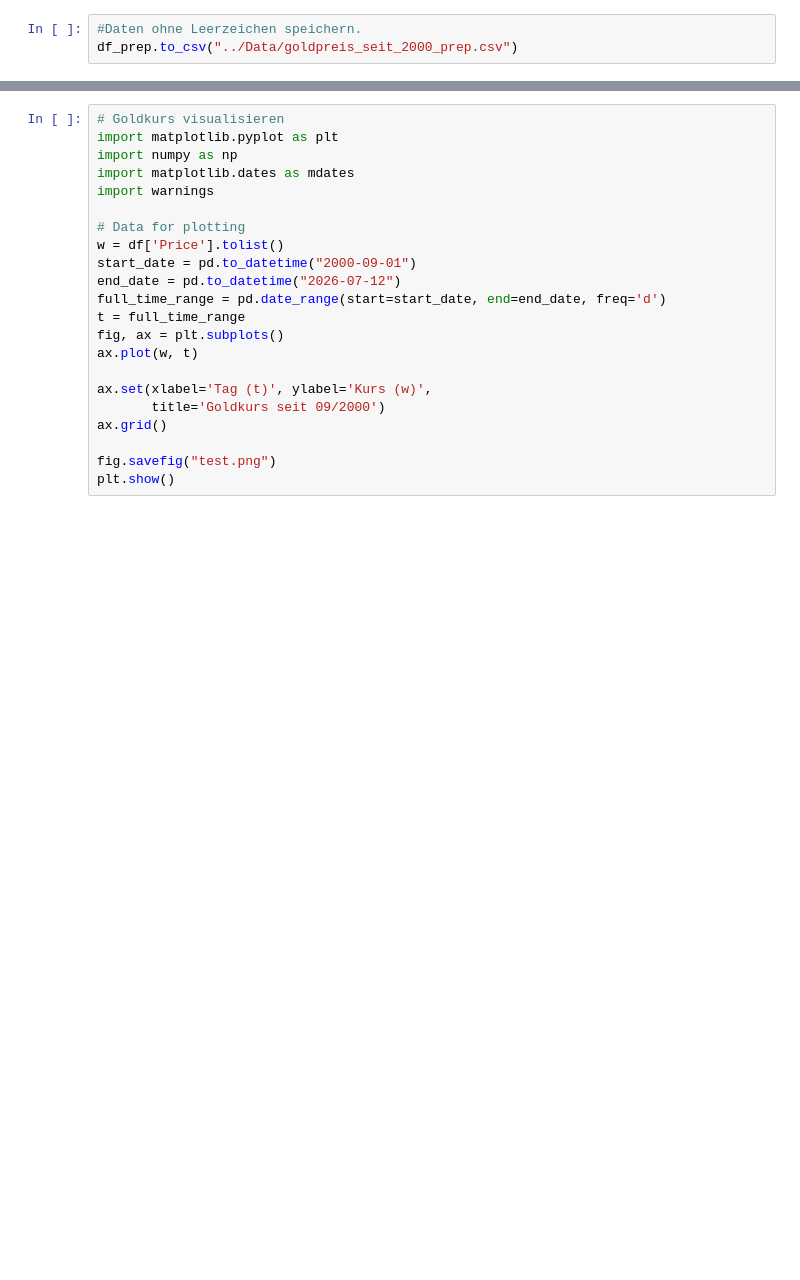
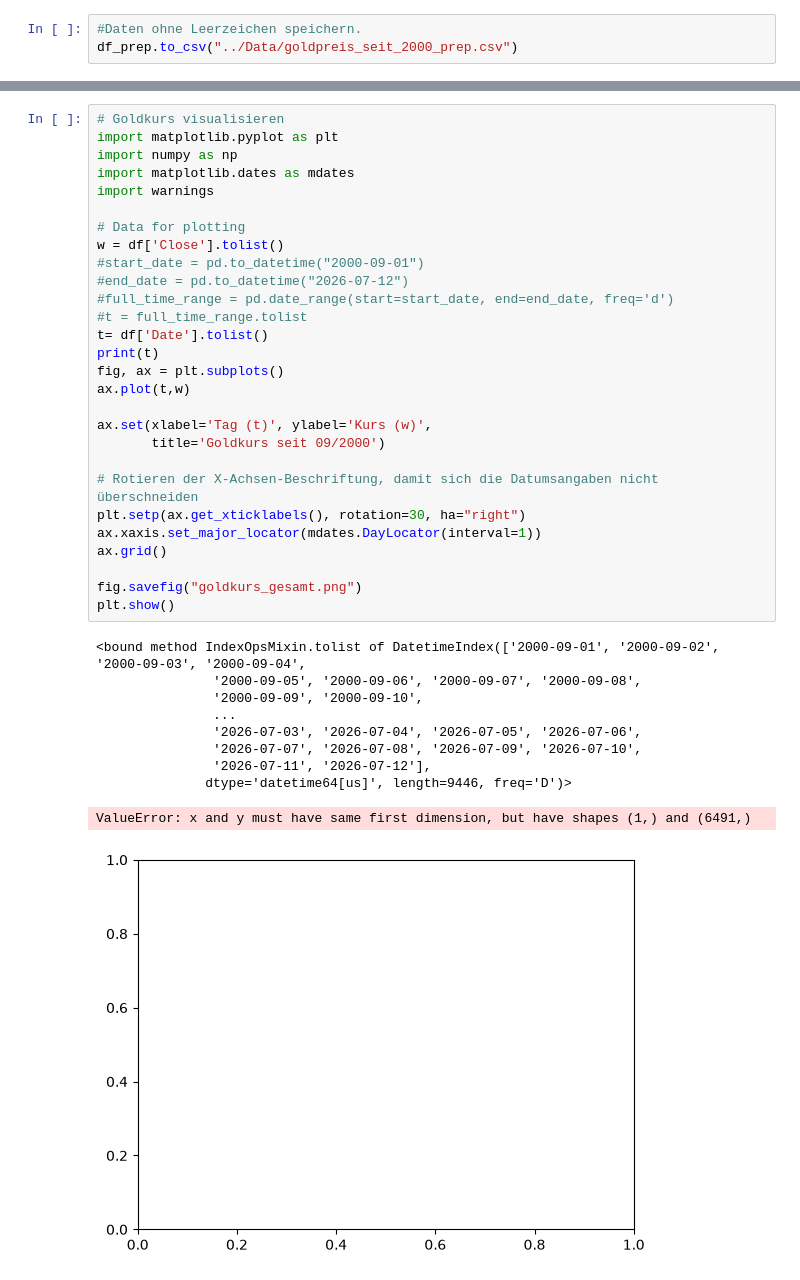
Before and after one commit to ia13400/AI_for_Business_Prognosis, a Jupyter notebook: Projekt/Notebooks/1_Business_Data_Understanding.ipynb, the cells around one changed output, grey strips where cells are left out. Cells and saved outputs as stored; diff of their text form; blank space fills up the shorter version.

```diff
--- a/Projekt/Notebooks/1_Business_Data_Understanding.ipynb
+++ b/Projekt/Notebooks/1_Business_Data_Understanding.ipynb
@@ -446,22 +423,39 @@ plt.show()
 # %%
 # Goldkurs visualisieren
 import matplotlib.pyplot as plt
 import numpy as np
 import matplotlib.dates as mdates
 import warnings
 
 # Data for plotting
-w = df['Price'].tolist()
-start_date = pd.to_datetime("2000-09-01")
-end_date = pd.to_datetime("2026-07-12")
-full_time_range = pd.date_range(start=start_date, end=end_date, freq='d')
-t = full_time_range
+w = df['Close'].tolist()
+#start_date = pd.to_datetime("2000-09-01")
+#end_date = pd.to_datetime("2026-07-12")
+#full_time_range = pd.date_range(start=start_date, end=end_date, freq='d')
+#t = full_time_range.tolist
+t= df['Date'].tolist()
+print(t)
 fig, ax = plt.subplots()
-ax.plot(w, t)
+ax.plot(t,w)
 
 ax.set(xlabel='Tag (t)', ylabel='Kurs (w)',
        title='Goldkurs seit 09/2000')
+
+# Rotieren der X-Achsen-Beschriftung, damit sich die Datumsangaben nicht überschneiden
+plt.setp(ax.get_xticklabels(), rotation=30, ha="right")
+ax.xaxis.set_major_locator(mdates.DayLocator(interval=1))
 ax.grid()
 
-fig.savefig("test.png")
+fig.savefig("goldkurs_gesamt.png")
 plt.show()
+# %% [output]
+<bound method IndexOpsMixin.tolist of DatetimeIndex(['2000-09-01', '2000-09-02', '2000-09-03', '2000-09-04',
+               '2000-09-05', '2000-09-06', '2000-09-07', '2000-09-08',
+               '2000-09-09', '2000-09-10',
+               ...
+               '2026-07-03', '2026-07-04', '2026-07-05', '2026-07-06',
+               '2026-07-07', '2026-07-08', '2026-07-09', '2026-07-10',
+               '2026-07-11', '2026-07-12'],
+              dtype='datetime64[us]', length=9446, freq='D')>
+ValueError: x and y must have same first dimension, but have shapes (1,) and (6491,)
+[figure, added]
```
Also changed, not shown: parts of 15 cells of this notebook, 1 other file.
